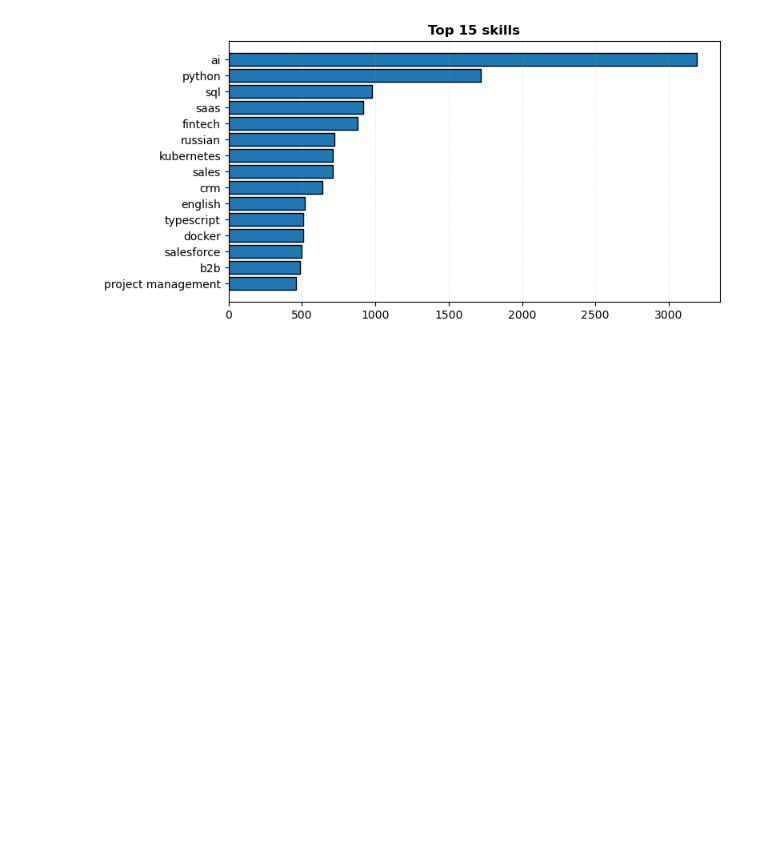
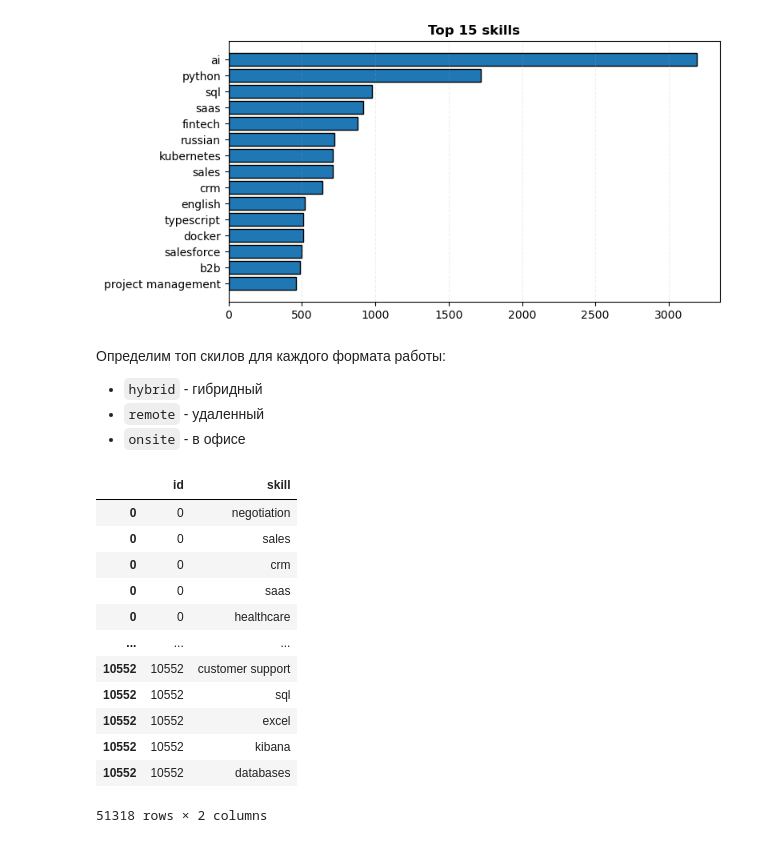
Before and after one commit to kmvitik/smadimo_group_project_2_scraping_api, a Jupyter notebook: skills_hirihy.ipynb, the cells around one changed output. Saved outputs shown, nothing was run; the diff lists cells and outputs as text; code cells hidden in the pictures; blank space fills up the shorter version.

```diff
--- a/skills_hirihy.ipynb
+++ b/skills_hirihy.ipynb
@@ -245,3 +245,24 @@ ax.set_title(f"Top {top_n} skills", fontweight="bold")
 plt.tight_layout()
 # %% [output]
 [figure]
+# %% [markdown]
+Определим топ скилов для каждого формата работы:
+- `hybrid` - гибридный
+- `remote` - удаленный
+- `onsite` - в офисе
+# %%
+data_skills_clean
+# %% [output]
+|  | id | skill |
+| 0 | 0 | negotiation |
+| 0 | 0 | sales |
+| 0 | 0 | crm |
+| 0 | 0 | saas |
+| 0 | 0 | healthcare |
+| ... | ... | ... |
+| 10552 | 10552 | customer support |
+| 10552 | 10552 | sql |
+| 10552 | 10552 | excel |
+| 10552 | 10552 | kibana |
+| 10552 | 10552 | databases |
+51318 rows × 2 columns
```
Also changed, not shown: parts of 5 cells of this notebook.
